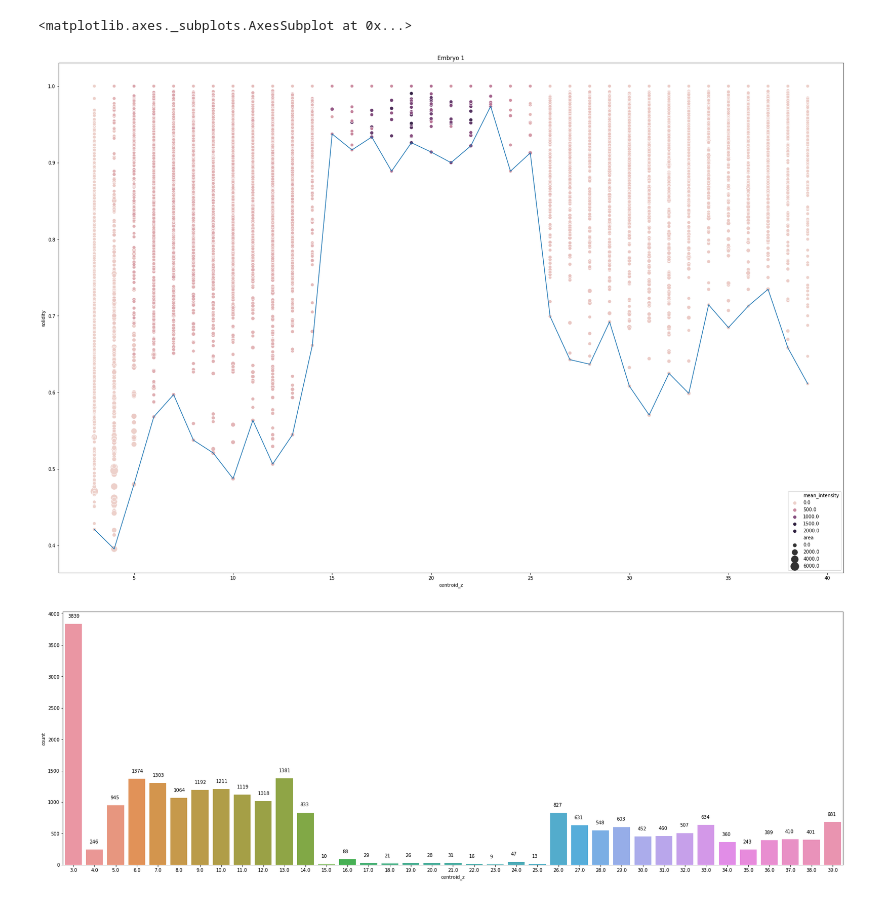
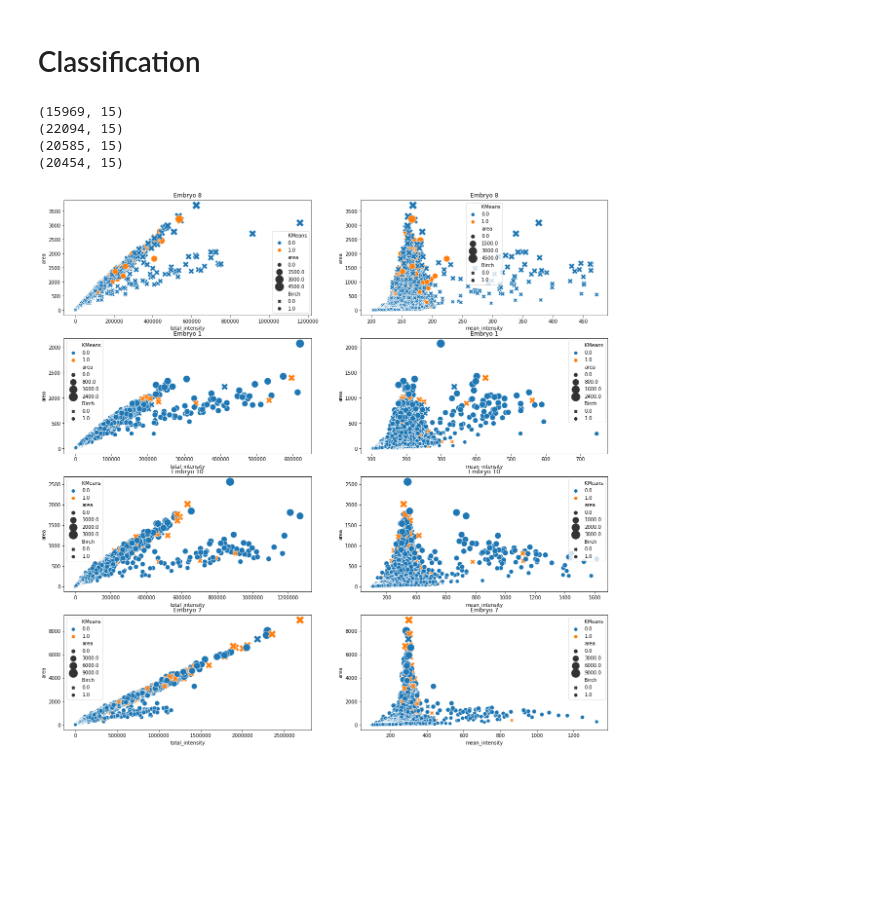
Before and after one commit to Galsor/Protein_image_processing, a Jupyter notebook: data_explorer.ipynb, the cells around one changed output. Drawn from its saved outputs; the diff is of its cells as text; code cells hidden in the pictures; blank space fills up the shorter version.

Commit message:
Classification exploration

```diff
--- a/data_explorer.ipynb
+++ b/data_explorer.ipynb
@@ -78,0 +144,12 @@ for i, df in dataset.items():
+# %%
+fig, axs = plt.subplots(len(dataset), 1, figsize=[20,5*len(dataset)])
+ax_i=0
+for i, emb in dataset.items():
+    sns.scatterplot(hue="solidity",x='max_intensity', y="area",size="area",sizes=(50,300), style="is_in_cell",markers=["X","o"], data=emb, ax=axs[ax_i]).set_title("Embryo {}".format(i))
+    ax_i+=1
+# %%
+fig, axs = plt.subplots(len(dataset), 1, figsize=[20,5*len(dataset)])
+ax_i=0
+for i, emb in dataset.items():
+    sns.scatterplot(hue="solidity",x='mean_intensity', y="area",size="area",sizes=(50,300), style="is_in_cell",markers=["X","o"], data=emb, ax=axs[ax_i]).set_title("Embryo {}".format(i))
+    ax_i+=1
@@ -78,0 +158,6 @@ for i, df in dataset.items():
+# %%
+fig, axs = plt.subplots(len(dataset), 1, figsize=[20,5*len(dataset)])
+ax_i=0
+for i, emb in dataset.items():
+    sns.scatterplot(hue="solidity",x='total_intensity', y="area",size="area",sizes=(50,300), style="is_in_cell",markers=["X","o"], data=emb, ax=axs[ax_i]).set_title("Embryo {}".format(i))
+    ax_i+=1
@@ -79,19 +166,31 @@ for i, df in dataset.items():
+# %% [markdown]
+# Classification
+# %%
+from scripts.classifiers import kmeans_classification, birch_classification
+res_clf = {}
+for i, emb in dataset.items():
+    #emb=emb[['area','total_intensity']]
+    # Principal components analysis
+    from sklearn.decomposition import PCA
+    pca = PCA()
+    emb_pca = pca.fit_transform(emb)
+
+    # Classifier
+    k_means, labels_k = kmeans_classification(emb_pca)
+    birch, labels_b = birch_classification(emb_pca)
+    res_clf[i]= pd.concat([pd.DataFrame(emb), pd.Series(labels_k),pd.Series(labels_b)], axis=1)
+    print(res_clf[i].shape)
+# %% [output]
+(15969, 15)
+(22094, 15)
+(20585, 15)
+(20454, 15)
 # %%
-fig, axs = plt.subplots(1, 1, figsize=[30,10])
-sns.scatterplot(hue="mean_intensity",x='centroid_z', y="solidity",size="area",sizes=(50,300), data=emb1bis, ax=axs).set_title("Embryo {}".format(i))
-#sns.scatterplot(hue="mean_intensity",x='centroid_z', y="extent",size="area",sizes=(50,300), data=emb1bis, ax=axs[1]).set_title("Embryo {}".format(i))
-min_z = emb1bis.groupby('centroid_z').min().reset_index()
-sns.lineplot(x="centroid_z",y="solidity", data=min_z)
+fig, axs = plt.subplots(len(dataset), 2, figsize=[20,5*len(dataset)])
+ax_i=0
+for i, emb in res_clf.items():
+    sns.scatterplot(hue="KMeans",x='total_intensity', y="area",size="area",sizes=(50,300), data=emb, style="Birch",markers=["X","o"], ax=axs[ax_i][0]).set_title("Embryo {}".format(i))
+    sns.scatterplot(hue="KMeans",x='mean_intensity', y="area",size="area",sizes=(50,300), style="Birch",markers=["X","o"], data=emb, ax=axs[ax_i][1]).set_title("Embryo {}".format(i))
+    ax_i+=1
 # %% [output]
-<matplotlib.axes._subplots.AxesSubplot at 0x...>
-[figure, old version]
+[figure, new version]
-# %%
-count = emb1bis.groupby('centroid_z').count()["id"]
-fig, ax = plt.subplots(1, 1, figsize=[30,10])
-sns.countplot(x="centroid_z", data=emb1bis, ax=ax)
-#for p, label in zip(ax.patches, emb1bis["centroid_z"].value_counts()):
-#    ax.annotate(label, (p.get_x()+0.15, p.get_height()+100))
-for p, label in zip(ax.patches, count):
-    ax.annotate(label, (p.get_x()+0.15, p.get_height()+100))
-# %% [output]
-[figure, removed]
```
Also changed, not shown: parts of 26 cells of this notebook.
